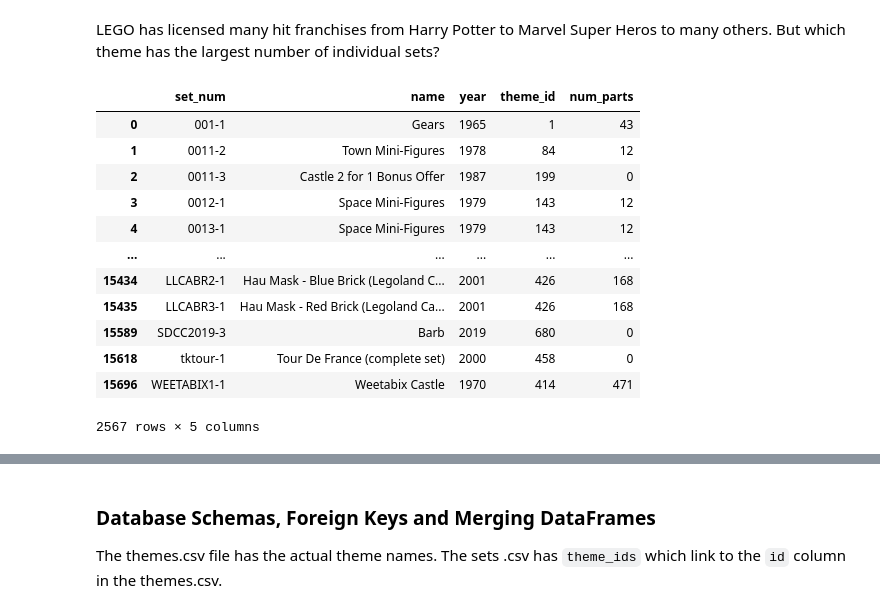
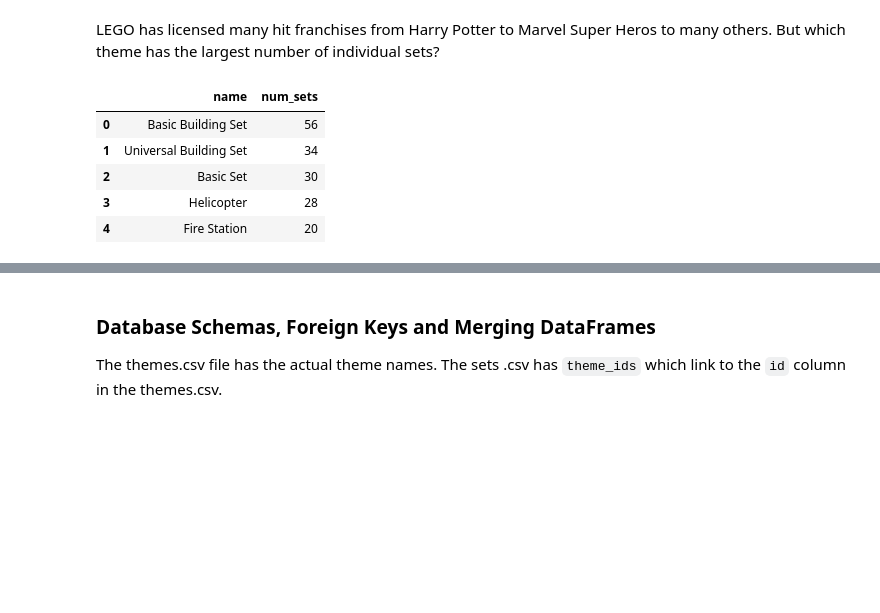
Before and after one commit to AshisB/python_projects, a Jupyter notebook: pandas_proj/LEGO Notebook and Data (start)/Lego_Analysis_for_Course_(start).ipynb, the cells around one changed output, grey strips where cells are left out. Saved outputs shown, nothing was run; the diff lists cells and outputs as text; code cells hidden in the pictures; blank space fills up the shorter version.

```diff
--- a/pandas_proj/LEGO Notebook and Data (start)/Lego_Analysis_for_Course_(start).ipynb
+++ b/pandas_proj/LEGO Notebook and Data (start)/Lego_Analysis_for_Course_(start).ipynb
@@ -353,20 +347,20 @@ plt.legend
 ### Number of Sets per LEGO Theme
 # %% [markdown]
 LEGO has licensed many hit franchises from Harry Potter to Marvel Super Heros to many others. But which theme has the largest number of individual sets?
-# %%
-theme_count_df=set_df[:-2].groupby('theme_id')
-theme_count_df.head()
-# %% [output]
-|  | set_num | name | year | theme_id | num_parts |
-| 0 | 001-1 | Gears | 1965 | 1 | 43 |
-| 1 | 0011-2 | Town Mini-Figures | 1978 | 84 | 12 |
-| 2 | 0011-3 | Castle 2 for 1 Bonus Offer | 1987 | 199 | 0 |
-| 3 | 0012-1 | Space Mini-Figures | 1979 | 143 | 12 |
-| 4 | 0013-1 | Space Mini-Figures | 1979 | 143 | 12 |
-| ... | ... | ... | ... | ... | ... |
-| 15434 | LLCABR2-1 | Hau Mask - Blue Brick (Legoland C... | 2001 | 426 | 168 |
-| 15435 | LLCABR3-1 | Hau Mask - Red Brick (Legoland Ca... | 2001 | 426 | 168 |
-| 15589 | SDCC2019-3 | Barb | 2019 | 680 | 0 |
-| 15618 | tktour-1 | Tour De France (complete set) | 2000 | 458 | 0 |
-| 15696 | WEETABIX1-1 | Weetabix Castle | 1970 | 414 | 471 |
-2567 rows × 5 columns
+# %%
+theme_count_df=set_df[:-2].groupby('name').agg({'num_parts':pd.Series.count})
+theme_count_df.sort_values('num_parts',ascending=False)
+theme_count_df = (set_df[:-2]
+                  .groupby('name')
+                  .size()
+                  .sort_values(ascending=False)
+                  .reset_index(name='num_sets'))
+
+theme_count_df.head()
+# %% [output]
+|  | name | num_sets |
+| 0 | Basic Building Set | 56 |
+| 1 | Universal Building Set | 34 |
+| 2 | Basic Set | 30 |
+| 3 | Helicopter | 28 |
+| 4 | Fire Station | 20 |
```
Also changed, not shown: parts of 7 cells of this notebook, 1 other file.
